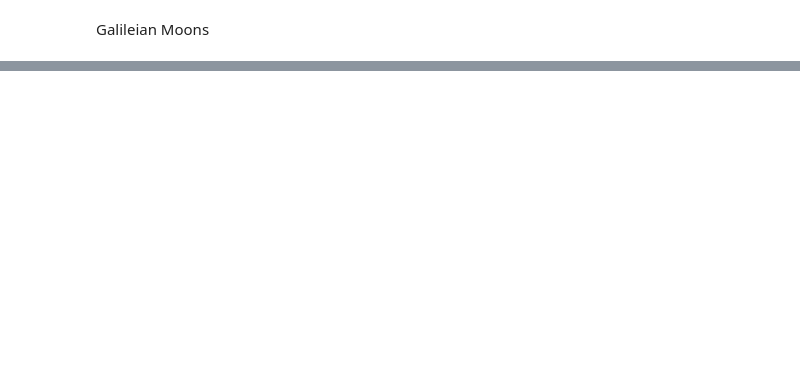
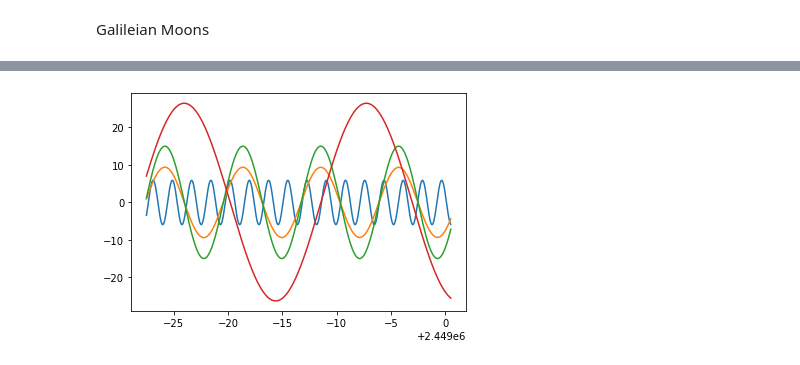
Before and after one commit to vittorioserra/jupiter_moons, a Jupyter notebook: jupiter_ephemeris_low_accuracy.ipynb, the cells around one changed output, grey strips where cells are left out. Drawn from its saved outputs; the diff is of its cells as text; code cells hidden in the pictures; blank space fills up the shorter version.

```diff
--- a/jupiter_ephemeris_low_accuracy.ipynb
+++ b/jupiter_ephemeris_low_accuracy.ipynb
@@ -38,6 +53,9 @@ current mean sidereal time : 5h40m31.1301s
 # %%
 #clculate tau in julian millenia since J2000.0
 
+curr_julian_day = np.linspace(start = 2448972.5006828704, stop = 2449000.5006828704, num = 1000)
+
+
 tau = (curr_julian_day-2451545.0)/365250.0 #julian millenia
 T = (curr_julian_day-2451545.0)/36525.0    #julian century
 # %%
@@ -177,10 +279,10 @@ u_2_deg = 358.4140 + 101.2916335*(d-Delta/173)+psi_deg - B_deg
 u_3_deg = 5.717 + 50.2345180*(d-Delta/173)+psi_deg - B_deg
 u_4_deg = 224.8092 + 21.4879800*(d-Delta/173)+psi_deg - B_deg
 
-u_1_deg = norm_angle_deg(u_1_deg)
-u_2_deg = norm_angle_deg(u_2_deg)
-u_3_deg = norm_angle_deg(u_3_deg)
-u_4_deg = norm_angle_deg(u_4_deg)
+u_1_deg = norm_angle_deg_vec(u_1_deg)
+u_2_deg = norm_angle_deg_vec(u_2_deg)
+u_3_deg = norm_angle_deg_vec(u_3_deg)
+u_4_deg = norm_angle_deg_vec(u_4_deg)
 
 print("u_1 in deg : "+str(u_1_deg))
 print("u_2 in deg : "+str(u_2_deg))
@@ -195,8 +310,8 @@ u_4 in deg : 15.018084698851453
 G_deg = 331.18 + 50.310482*(d-Delta/173)
 H_deg = 87.45  + 21.569231*(d-Delta/173)
 
-G_deg = norm_angle_deg(G_deg)
-H_deg = norm_angle_deg(H_deg)
+G_deg = norm_angle_deg_vec(G_deg)
+H_deg = norm_angle_deg_vec(H_deg)
 
 print("G in deg : "+str(G_deg))
 print("H in deg : "+str(H_deg))
@@ -265,0 +460,18 @@ Z_4 = -r_4*np.sin(np.deg2rad(u_4_corrected_deg))*np.sin(np.deg2rad(D_e_deg))
+# %%
+#conversion to a "normal" right-handed coordinates system
+'''
+Z_1 = r_1*np.sin(np.deg2rad(u_1_corrected_deg)) #normally z-axis
+Z_2 = r_2*np.sin(np.deg2rad(u_2_corrected_deg))
+Z_3 = r_3*np.sin(np.deg2rad(u_3_corrected_deg))
+Z_4 = r_4*np.sin(np.deg2rad(u_3_corrected_deg))
+
+Y_1 = r_1*np.cos(np.deg2rad(u_1_corrected_deg))*np.sin(np.deg2rad(D_e_deg)) #normally y-axis
+Y_2 = r_2*np.cos(np.deg2rad(u_2_corrected_deg))*np.sin(np.deg2rad(D_e_deg))
+Y_3 = r_3*np.cos(np.deg2rad(u_3_corrected_deg))*np.sin(np.deg2rad(D_e_deg))
+Y_4 = r_4*np.cos(np.deg2rad(u_4_corrected_deg))*np.sin(np.deg2rad(D_e_deg))
+
+X_1 = r_1*np.cos(np.deg2rad(u_1_corrected_deg))*np.cos(np.deg2rad(D_e_deg)) #normally x-axis
+X_2 = r_2*np.cos(np.deg2rad(u_2_corrected_deg))*np.cos(np.deg2rad(D_e_deg))
+X_3 = r_3*np.cos(np.deg2rad(u_3_corrected_deg))*np.cos(np.deg2rad(D_e_deg))
+X_4 = r_4*np.cos(np.deg2rad(u_4_corrected_deg))*np.cos(np.deg2rad(D_e_deg))
+'''
@@ -265,0 +503,9 @@ Z_4 = -r_4*np.sin(np.deg2rad(u_4_corrected_deg))*np.sin(np.deg2rad(D_e_deg))
+# %%
+plt.plot(curr_julian_day, X_1)
+plt.plot(curr_julian_day, X_2)
+plt.plot(curr_julian_day, X_3)
+plt.plot(curr_julian_day, X_4)
+
+plt.show()
+# %% [output]
+[figure, added]
```
Also changed, not shown: parts of 24 cells of this notebook, 1 other file.
